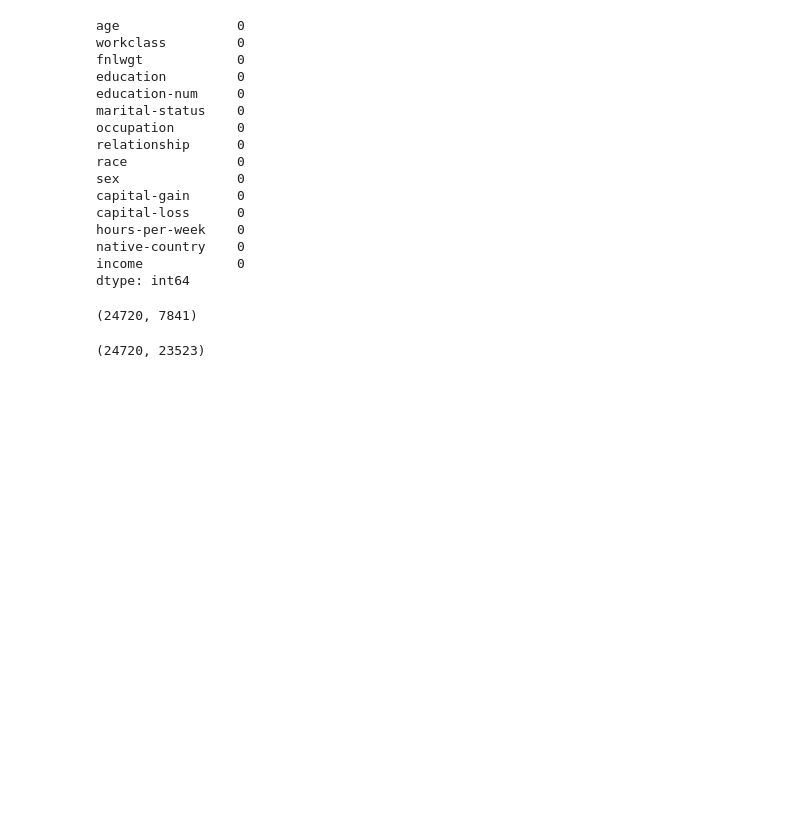
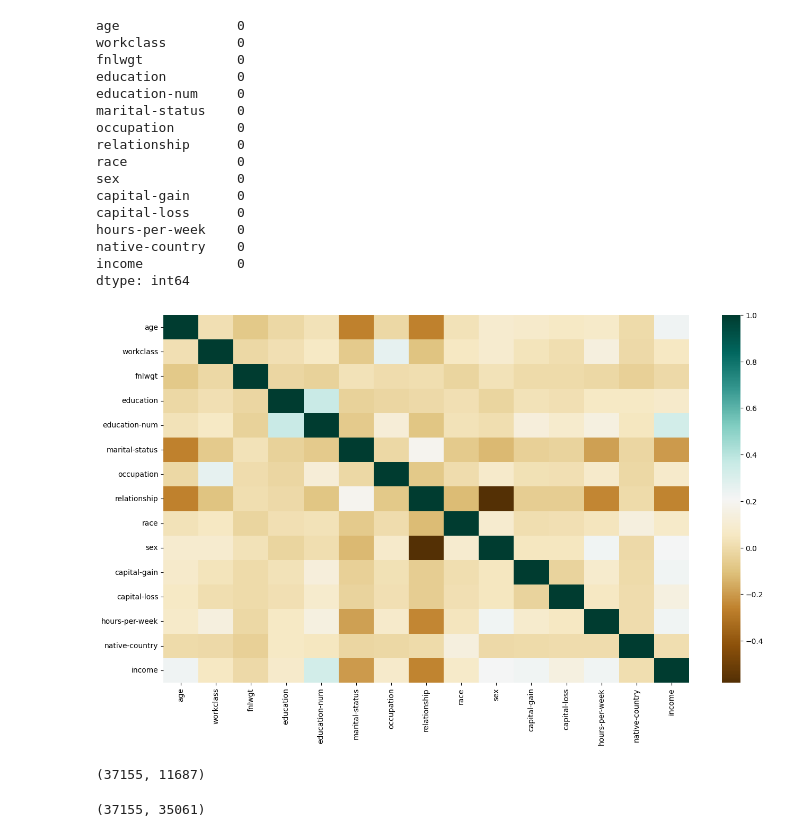
Before and after one commit to Santiperro/analytical-information-processing-technologies, a Jupyter notebook: classification/classification.ipynb, the cells around one changed output. Cells and saved outputs as stored; diff of their text form; code cells hidden in the pictures; blank space fills up the shorter version.

```diff
--- a/classification/classification.ipynb
+++ b/classification/classification.ipynb
@@ -103,0 +96,10 @@ test.head(5)
+# %%
+# Фиксим название столбца в test
+test['income'] = test['income'].str.replace('.', '')
+# %%
+# Соединяем выборки
+dataset = pd.concat([train, test])
+del train
+del test
+
+dataset
@@ -121,3 +137,23 @@ hours-per-week    0
 native-country    0
 income            0
 dtype: int64
+# %%
+import seaborn as sns
+import matplotlib.pyplot as plt
+from sklearn.preprocessing import LabelEncoder
+
+
+# Кодируем столбцы
+encoded_dataset = dataset.copy()
+le = LabelEncoder()
+for column in encoded_dataset.columns:
+    if encoded_dataset[column].dtype == 'object':
+        encoded_dataset[column] = le.fit_transform(encoded_dataset[column])
+
+# Матрица корреляций
+df_corr =  encoded_dataset.corr()
+f, ax = plt.subplots(figsize=(16, 9))
+sns.heatmap(df_corr, mask=np.zeros_like(df_corr, dtype=np.bool_), cmap = "BrBG",ax=ax)
+plt.show()
+# %% [output]
+[figure, added]
@@ -124,18 +163,18 @@ dtype: int64
 # %%
 # Число данных первого и второго класса
-len(train[train['income'] == ' <=50K']), len(train[train['income'] == ' >50K'])
+len(dataset[dataset['income'] == ' <=50K']), len(dataset[dataset['income'] == ' >50K'])
 # %% [output]
-(24720, 7841)
+(37155, 11687)
 # %%
 # Применение 0versampling для балансировки недостающего класса
-over_50k = train[train['income'] == ' >50K']
+over_50k = dataset[dataset['income'] == ' >50K']
 over_50k_duplicated = over_50k.sample(frac=2.0, replace=True, random_state=42)
 
 # Объединение исходного DataFrame с дублированными строками
-train_augmented = pd.concat([train, over_50k_duplicated])
-train_augmented = train_augmented.sample(frac=1, random_state=42)
-train_augmented.reset_index(drop=True, inplace=True)
+dataset_augmented = pd.concat([dataset, over_50k_duplicated])
+dataset_augmented = dataset_augmented.sample(frac=1, random_state=42)
+dataset_augmented.reset_index(drop=True, inplace=True)
 
-len(train_augmented[train_augmented['income'] == ' <=50K']), len(train_augmented[train_augmented['income'] == ' >50K'])
+len(dataset_augmented[dataset_augmented['income'] == ' <=50K']), len(dataset_augmented[dataset_augmented['income'] == ' >50K'])
 # %% [output]
-(24720, 23523)
+(37155, 35061)
```
Also changed, not shown: parts of 23 cells of this notebook, 5 other files.
